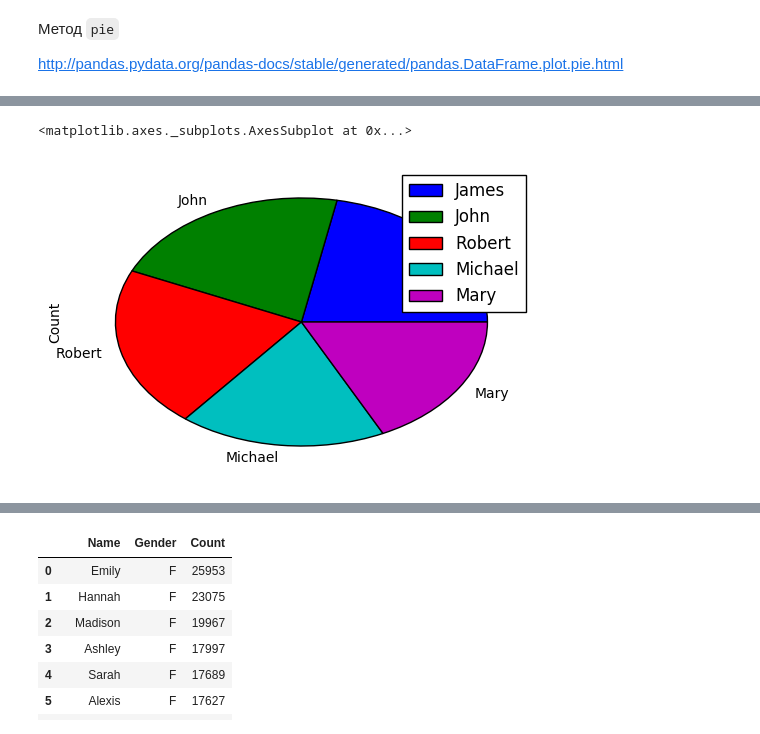
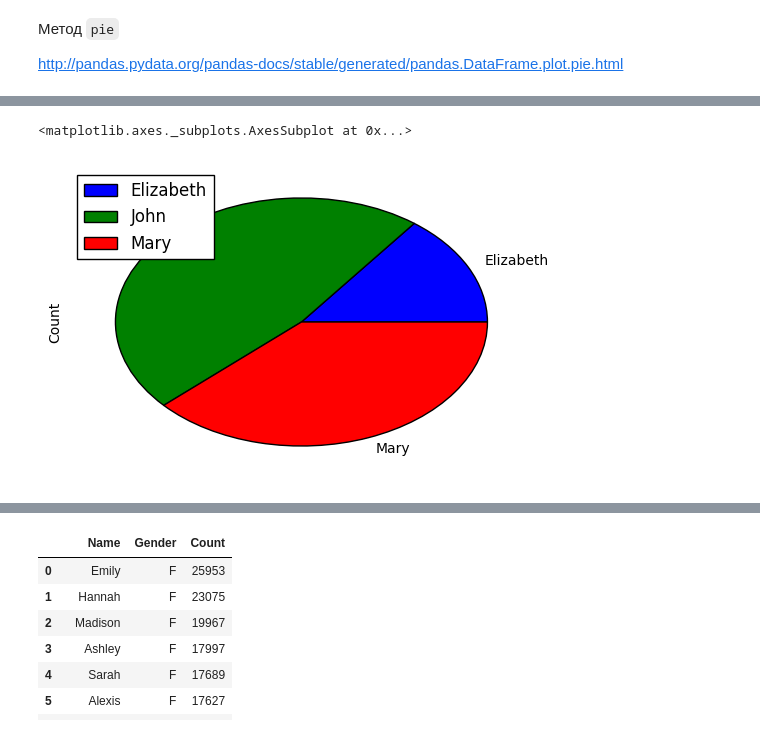
Before and after one commit to netology-code/pythoncourse, a Jupyter notebook: 4_2_Visualization.ipynb, the cells around one changed output, grey strips where cells are left out. Saved outputs shown, nothing was run; the diff lists cells and outputs as text; code cells hidden in the pictures.

```diff
--- a/4_2_Visualization.ipynb
+++ b/4_2_Visualization.ipynb
@@ -37,6 +37,6 @@ fig.savefig("output.png")
 # %%
 names_by_year = {}
-for year in range(1900, 2000, 10):
+for year in range(1900, 2001, 10):
     names_by_year[year] = pd.read_csv(
         '/Users/ashvets/Temp/names/yob{}.txt'.format(year),
         names=['Name','Gender','Count']
@@ -202,5 +210,5 @@ names_all.groupby('Name').sum().sort_values(by='Count', ascending=False).head(5)
 # %%
-names_all.groupby('Name').sum().sort_values(by='Count', ascending=False).head(5).plot.pie(y='Count')
+names_all.groupby('Name').sum().query('Name == ["John", "Mary", "Elizabeth"]').plot.pie(y='Count')
 # %% [output]
 <matplotlib.axes._subplots.AxesSubplot at 0x...>
-[figure, old version]
+[figure, new version]
```
Also changed, not shown: parts of 19 cells of this notebook.
